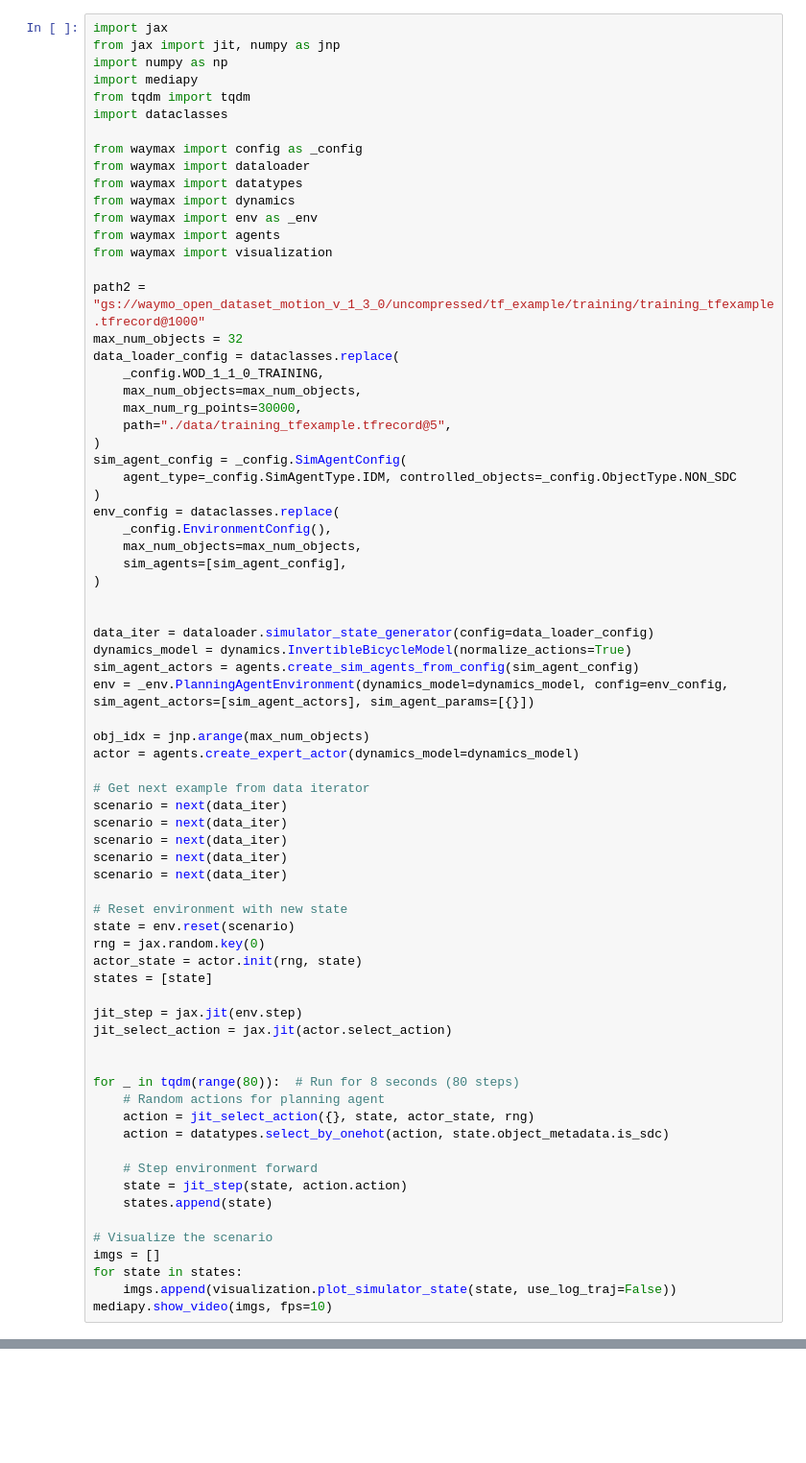
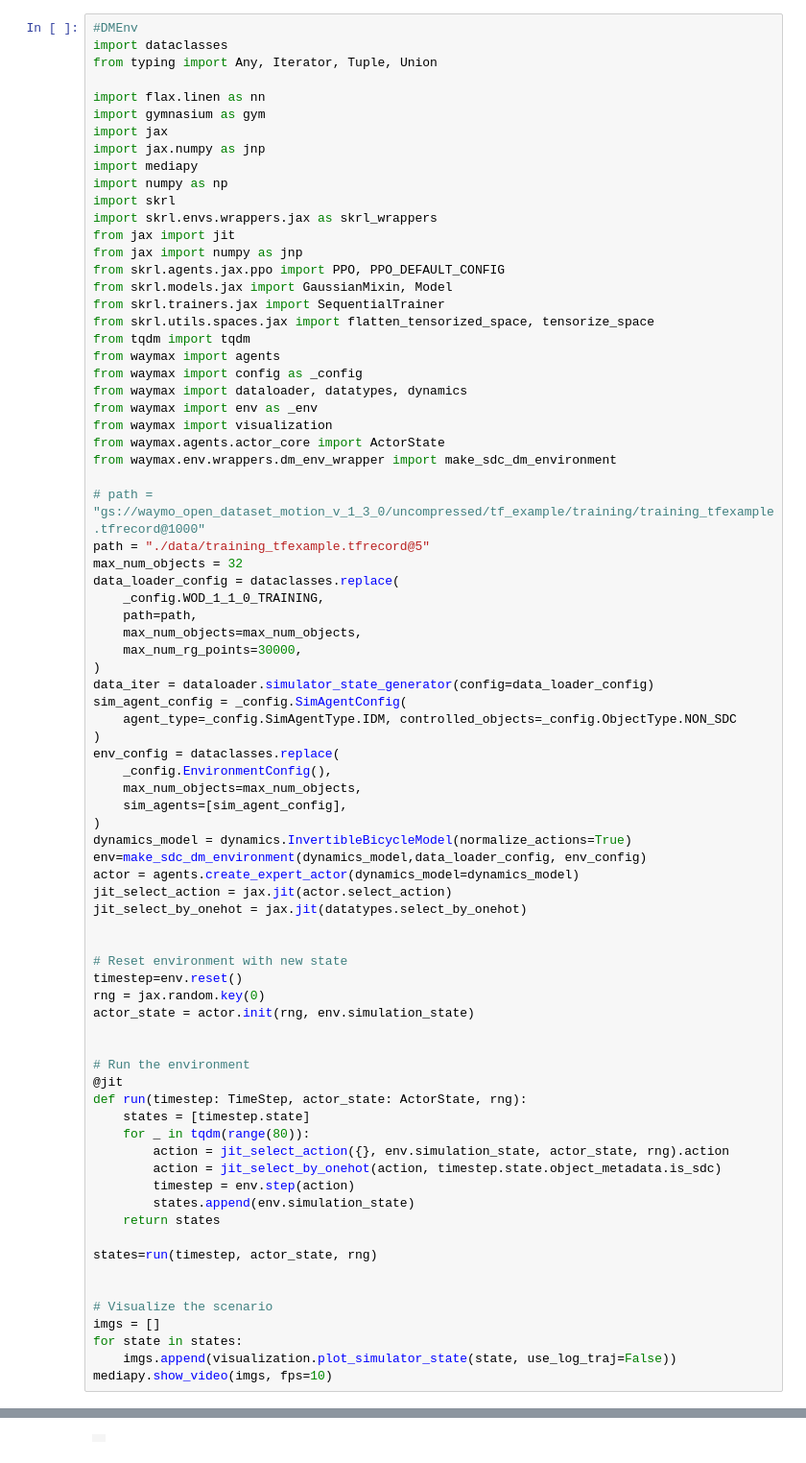
Before and after one commit to the-big-bad-wolf/WaymaxAutoPlanner, a Jupyter notebook: notebook.ipynb, the cells around one changed output, grey strips where cells are left out. Shown at 96% size. Saved outputs shown, nothing was run; the diff lists cells and outputs as text; blank space fills up the shorter version.

Commit message:
setup PPO agent

```diff
--- a/notebook.ipynb
+++ b/notebook.ipynb
@@ -1,27 +1,41 @@
 # %%
+#DMEnv
+import dataclasses
+from typing import Any, Iterator, Tuple, Union
+
+import flax.linen as nn
+import gymnasium as gym
 import jax
-from jax import jit, numpy as jnp
+import jax.numpy as jnp
+import mediapy
 import numpy as np
-import mediapy
+import skrl
+import skrl.envs.wrappers.jax as skrl_wrappers
+from jax import jit
+from jax import numpy as jnp
+from skrl.agents.jax.ppo import PPO, PPO_DEFAULT_CONFIG
+from skrl.models.jax import GaussianMixin, Model
+from skrl.trainers.jax import SequentialTrainer
+from skrl.utils.spaces.jax import flatten_tensorized_space, tensorize_space
 from tqdm import tqdm
-import dataclasses
+from waymax import agents
+from waymax import config as _config
+from waymax import dataloader, datatypes, dynamics
+from waymax import env as _env
+from waymax import visualization
+from waymax.agents.actor_core import ActorState
+from waymax.env.wrappers.dm_env_wrapper import make_sdc_dm_environment
 
-from waymax import config as _config
-from waymax import dataloader
-from waymax import datatypes
-from waymax import dynamics
-from waymax import env as _env
-from waymax import agents
-from waymax import visualization
-
-path2 = "gs://waymo_open_dataset_motion_v_1_3_0/uncompressed/tf_example/training/training_tfexample.tfrecord@1000"
+# path = "gs://waymo_open_dataset_motion_v_1_3_0/uncompressed/tf_example/training/training_tfexample.tfrecord@1000"
+path = "./data/training_tfexample.tfrecord@5"
 max_num_objects = 32
 data_loader_config = dataclasses.replace(
     _config.WOD_1_1_0_TRAINING,
+    path=path,
     max_num_objects=max_num_objects,
     max_num_rg_points=30000,
-    path="./data/training_tfexample.tfrecord@5",
 )
+data_iter = dataloader.simulator_state_generator(config=data_loader_config)
 sim_agent_config = _config.SimAgentConfig(
     agent_type=_config.SimAgentType.IDM, controlled_objects=_config.ObjectType.NON_SDC
 )
@@ -30,41 +44,32 @@ env_config = dataclasses.replace(
     max_num_objects=max_num_objects,
     sim_agents=[sim_agent_config],
 )
+dynamics_model = dynamics.InvertibleBicycleModel(normalize_actions=True)
+env=make_sdc_dm_environment(dynamics_model,data_loader_config, env_config)
+actor = agents.create_expert_actor(dynamics_model=dynamics_model)
+jit_select_action = jax.jit(actor.select_action)
+jit_select_by_onehot = jax.jit(datatypes.select_by_onehot)
 
 
-data_iter = dataloader.simulator_state_generator(config=data_loader_config)
-dynamics_model = dynamics.InvertibleBicycleModel(normalize_actions=True)
-sim_agent_actors = agents.create_sim_agents_from_config(sim_agent_config)
-env = _env.PlanningAgentEnvironment(dynamics_model=dynamics_model, config=env_config, sim_agent_actors=[sim_agent_actors], sim_agent_params=[{}])
-
-obj_idx = jnp.arange(max_num_objects)
-actor = agents.create_expert_actor(dynamics_model=dynamics_model)
-
-# Get next example from data iterator
-scenario = next(data_iter)
-scenario = next(data_iter)
-scenario = next(data_iter)
-scenario = next(data_iter)
-scenario = next(data_iter)
-
 # Reset environment with new state
-state = env.reset(scenario)
+timestep=env.reset()
 rng = jax.random.key(0)
-actor_state = actor.init(rng, state)
-states = [state]
-
-jit_step = jax.jit(env.step)
-jit_select_action = jax.jit(actor.select_action)
+actor_state = actor.init(rng, env.simulation_state)
 
 
-for _ in tqdm(range(80)):  # Run for 8 seconds (80 steps)
-    # Random actions for planning agent
-    action = jit_select_action({}, state, actor_state, rng)
-    action = datatypes.select_by_onehot(action, state.object_metadata.is_sdc)
+# Run the environment
+@jit
+def run(timestep: TimeStep, actor_state: ActorState, rng):
+    states = [timestep.state]
+    for _ in tqdm(range(80)):
+        action = jit_select_action({}, env.simulation_state, actor_state, rng).action
+        action = jit_select_by_onehot(action, timestep.state.object_metadata.is_sdc)
+        timestep = env.step(action)
+        states.append(env.simulation_state)
+    return states
 
-    # Step environment forward
-    state = jit_step(state, action.action)
-    states.append(state)
+states=run(timestep, actor_state, rng)
+
 
 # Visualize the scenario
 imgs = []
@@ -76,0 +84 @@ ValueError: Unknown wrapper type: ['object']
+|  |
```
Also changed, not shown: parts of 3 cells of this notebook, 2 other files.
